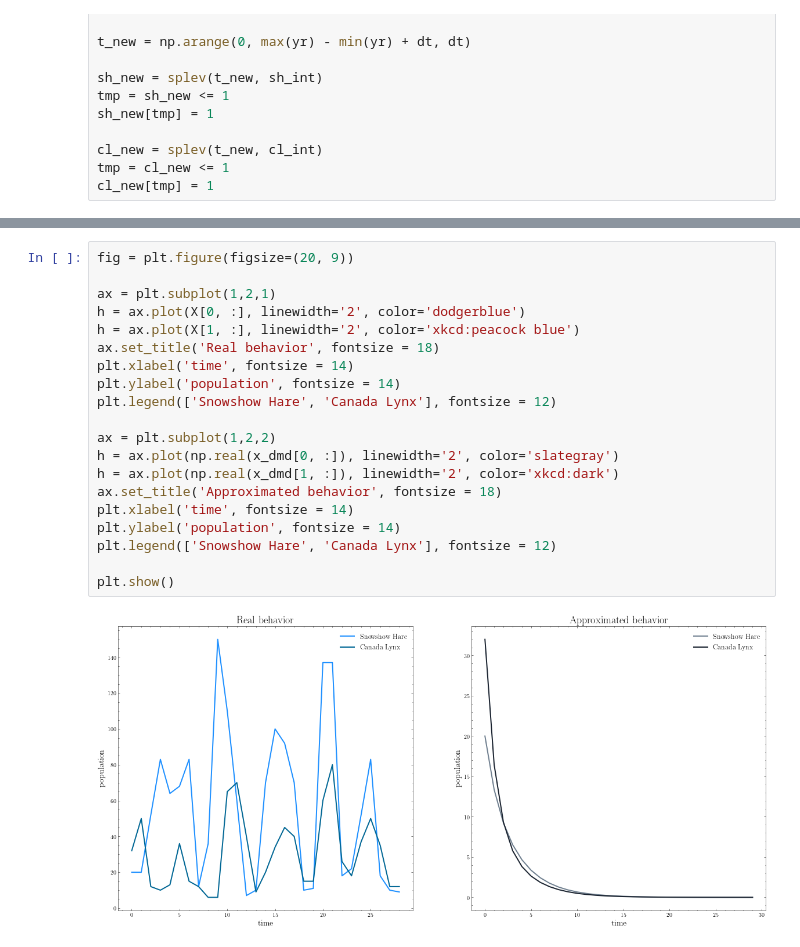
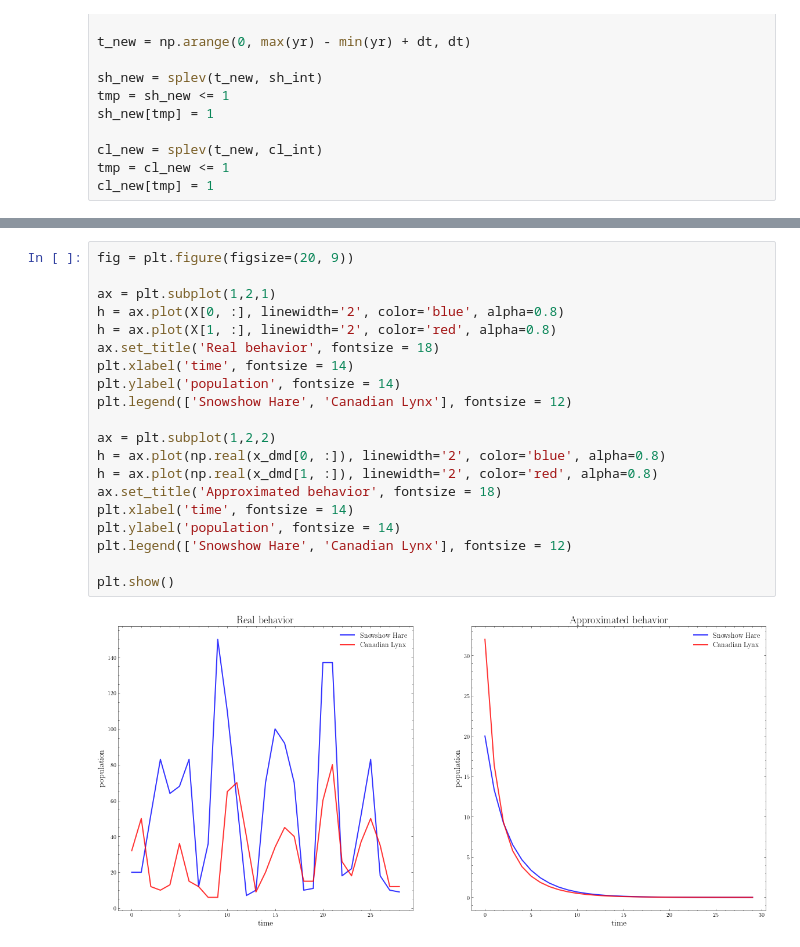
Before and after one commit to tdinelli/Modelling-From-Measurements, a Jupyter notebook: Notebooks/Part-1.ipynb, the cells around one changed output, grey strips where cells are left out. Saved outputs shown, nothing was run; the diff lists cells and outputs as text.

```diff
--- a/Notebooks/Part-1.ipynb
+++ b/Notebooks/Part-1.ipynb
@@ -119,22 +106,22 @@ print(mat_hat)
 # %%
 fig = plt.figure(figsize=(20, 9))
 
 ax = plt.subplot(1,2,1)
-h = ax.plot(X[0, :], linewidth='2', color='dodgerblue')
-h = ax.plot(X[1, :], linewidth='2', color='xkcd:peacock blue')
+h = ax.plot(X[0, :], linewidth='2', color='blue', alpha=0.8)
+h = ax.plot(X[1, :], linewidth='2', color='red', alpha=0.8)
 ax.set_title('Real behavior', fontsize = 18)
 plt.xlabel('time', fontsize = 14)
 plt.ylabel('population', fontsize = 14)
-plt.legend(['Snowshow Hare', 'Canada Lynx'], fontsize = 12)
+plt.legend(['Snowshow Hare', 'Canadian Lynx'], fontsize = 12)
 
 ax = plt.subplot(1,2,2)
-h = ax.plot(np.real(x_dmd[0, :]), linewidth='2', color='slategray')
-h = ax.plot(np.real(x_dmd[1, :]), linewidth='2', color='xkcd:dark')
+h = ax.plot(np.real(x_dmd[0, :]), linewidth='2', color='blue', alpha=0.8)
+h = ax.plot(np.real(x_dmd[1, :]), linewidth='2', color='red', alpha=0.8)
 ax.set_title('Approximated behavior', fontsize = 18)
 plt.xlabel('time', fontsize = 14)
 plt.ylabel('population', fontsize = 14)
-plt.legend(['Snowshow Hare', 'Canada Lynx'], fontsize = 12)
+plt.legend(['Snowshow Hare', 'Canadian Lynx'], fontsize = 12)
 
 plt.show()
 # %% [output]
-[figure, old version]
+[figure, new version]
```
Also changed, not shown: parts of 7 cells of this notebook, 1 other file.
